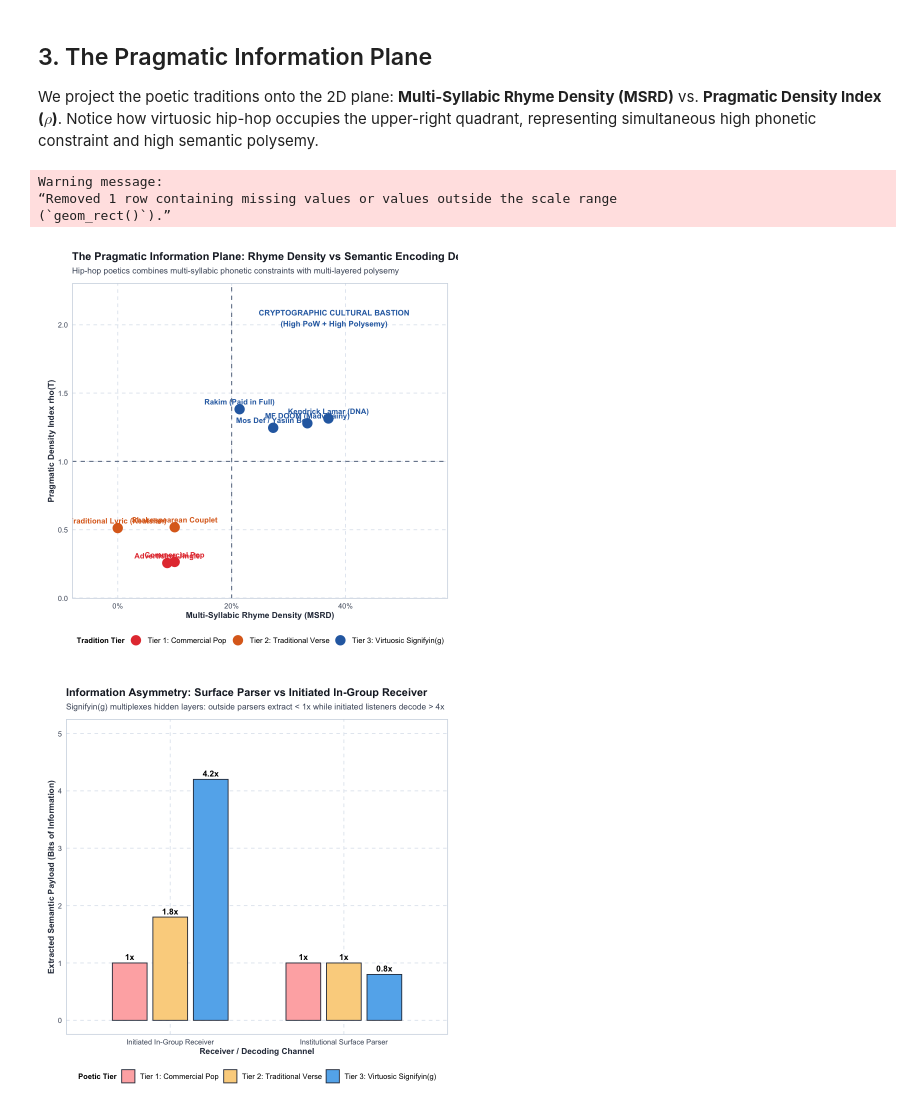
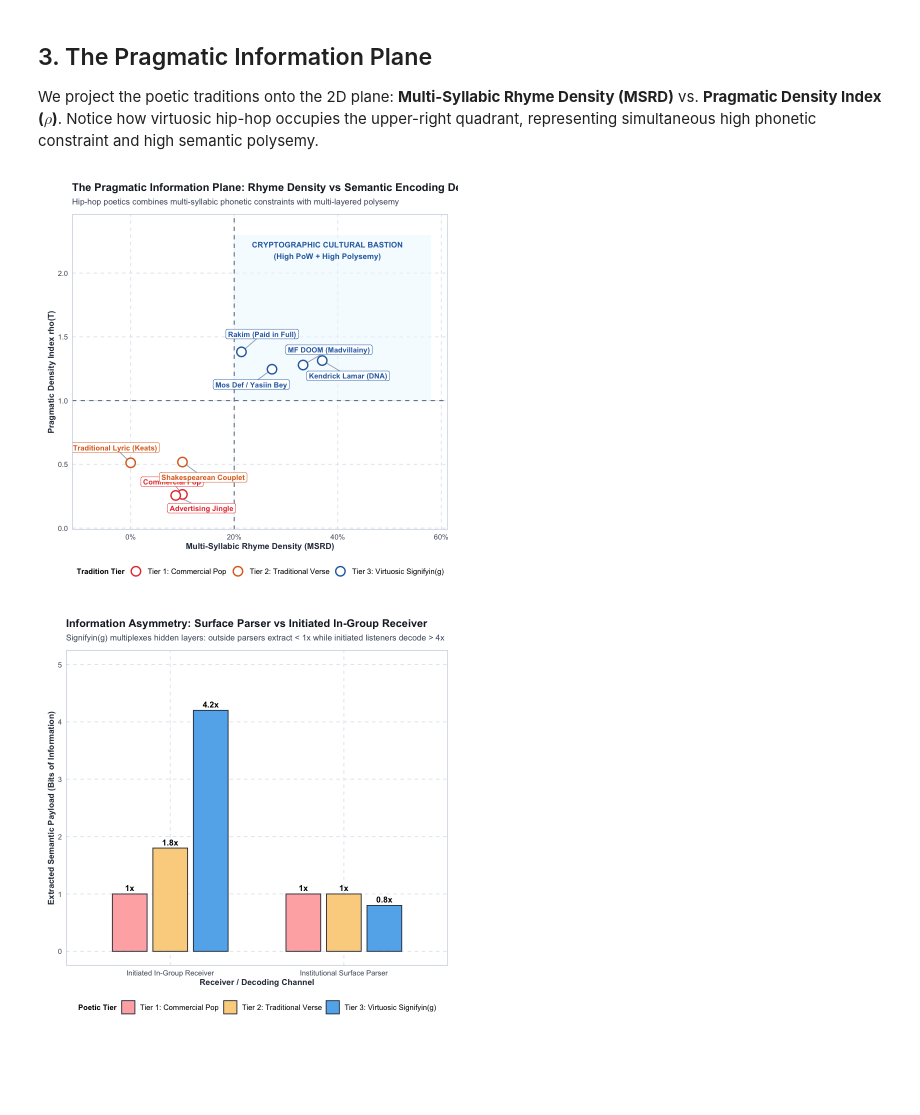
Before and after one commit to Mathematical-Linguistics/semantic-mechanics, a Jupyter notebook: notebooks/r/04_pragmatic_density_and_signifying.ipynb, the cells around one changed output. Saved outputs shown, nothing was run; the diff lists cells and outputs as text; code cells hidden in the pictures; blank space fills up the shorter version.

```diff
--- a/notebooks/r/04_pragmatic_density_and_signifying.ipynb
+++ b/notebooks/r/04_pragmatic_density_and_signifying.ipynb
@@ -74,7 +74,7 @@ We assemble couplets across three distinct communicative regimes:
 df_poetics <- data.frame(
   id = c("POP_01", "POP_02", "CLASSIC_01", "CLASSIC_02", "SIGNIFY_01", "SIGNIFY_02", "SIGNIFY_03", "SIGNIFY_04"),
   author = c(
-    "Commercial Pop", "Advertising Jingle", "Traditional Lyric (Keatsian)", "Shakespearean Couplet",
+    "Commercial Pop", "Advertising Jingle", "Traditional Lyric (Keats)", "Shakespearean Couplet",
     "MF DOOM (Madvillainy)", "Mos Def / Yasiin Bey", "Rakim (Paid in Full)", "Kendrick Lamar (DNA)"
   ),
   tier = c(
@@ -107,6 +107,9 @@ df_poetics <- data.frame(
   syllables_l2 = c(10, 11, 10, 10, 12, 11, 14, 14),
   rhyme_phonemes = c(1, 1, 0, 1, 4, 3, 3, 5),
   words_count = c(17, 18, 14, 18, 17, 16, 20, 17),
+  # Directional offsets for collision-free label display
+  nudge_x = c(-0.02, 0.05, -0.03, 0.04, 0.05, -0.04, 0.04, 0.05),
+  nudge_y = c(0.10, -0.10, 0.12, -0.12, 0.12, -0.12, 0.14, -0.12),
   stringsAsFactors = FALSE
 )
 
@@ -179,36 +180,36 @@ Warning message:
 We project the poetic traditions onto the 2D plane: **Multi-Syllabic Rhyme Density (MSRD)** vs. **Pragmatic Density Index ($\rho$)**.
 Notice how virtuosic hip-hop occupies the upper-right quadrant, representing simultaneous high phonetic constraint and high semantic polysemy.
 # %%
-# Plot 2: The Pragmatic Information Plane
+# Plot 2: The Pragmatic Information Plane (De-Overlapped Card Badges)
 p2 <- ggplot(df_poetics, aes(x = msrd, y = pragmatic_density, color = tier)) +
-  annotate("rect", xmin = 0.20, xmax = 0.60, ymin = 1.0, ymax = 2.2, fill = "#EBF8FF", alpha = 0.5) +
-  annotate("text", x = 0.38, y = 2.05, label = "CRYPTOGRAPHIC CULTURAL BASTION\n(High PoW + High Polysemy)",
+  annotate("rect", xmin = 0.20, xmax = 0.58, ymin = 1.0, ymax = 2.3, fill = "#EBF8FF", alpha = 0.5) +
+  annotate("text", x = 0.38, y = 2.18, label = "CRYPTOGRAPHIC CULTURAL BASTION\n(High PoW + High Polysemy)",
            color = "#2B6CB0", fontface = "bold", size = 3.3) +
   geom_hline(yintercept = 1.0, linetype = "dashed", color = "#718096", size = 0.6) +
   geom_vline(xintercept = 0.20, linetype = "dashed", color = "#718096", size = 0.6) +
-  geom_point(size = 4.5, stroke = 1.0) +
-  geom_text(aes(label = author), vjust = -0.9, fontface = "bold", size = 3.2, show.legend = FALSE) +
+  geom_segment(aes(xend = msrd + nudge_x, yend = pragmatic_density + nudge_y), color = "#A0AEC0", size = 0.5, linetype = "solid") +
+  geom_point(size = 4.5, stroke = 1.2, fill = "white", shape = 21) +
+  geom_label(aes(x = msrd + nudge_x, y = pragmatic_density + nudge_y, label = author),
+             fontface = "bold", size = 3.1, fill = "white", label.padding = unit(0.25, "lines"),
+             label.r = unit(0.2, "lines"), show.legend = FALSE) +
   scale_color_manual(values = c(
     "Tier 1: Commercial Pop" = "#E53E3E",
     "Tier 2: Traditional Verse" = "#DD6B20",
     "Tier 3: Virtuosic Signifyin(g)" = "#2B6CB0"
   )) +
-  scale_x_continuous(limits = c(-0.05, 0.55), labels = scales::percent_format(accuracy = 1)) +
-  scale_y_continuous(limits = c(0.1, 2.2)) +
+  scale_x_continuous(limits = c(-0.08, 0.58), labels = scales::percent_format(accuracy = 1)) +
+  scale_y_continuous(limits = c(0.1, 2.35)) +
   labs(
     title = "The Pragmatic Information Plane: Rhyme Density vs Semantic Encoding Density",
     subtitle = "Hip-hop poetics combines multi-syllabic phonetic constraints with multi-layered polysemy",
     x = "Multi-Syllabic Rhyme Density (MSRD)",
     y = "Pragmatic Density Index rho(T)",
     color = "Tradition Tier"
   )
 
 p2
 # %% [output]
-Warning message:
-“Removed 1 row containing missing values or values outside the scale range
-(`geom_rect()`).”
-[figure, old version]
+[figure, new version]
 # %%
 # Plot 3: Dual-Channel Information Asymmetry
 channel_df <- data.frame(
```
Also changed, not shown: parts of 2 cells of this notebook, 9 other files.
